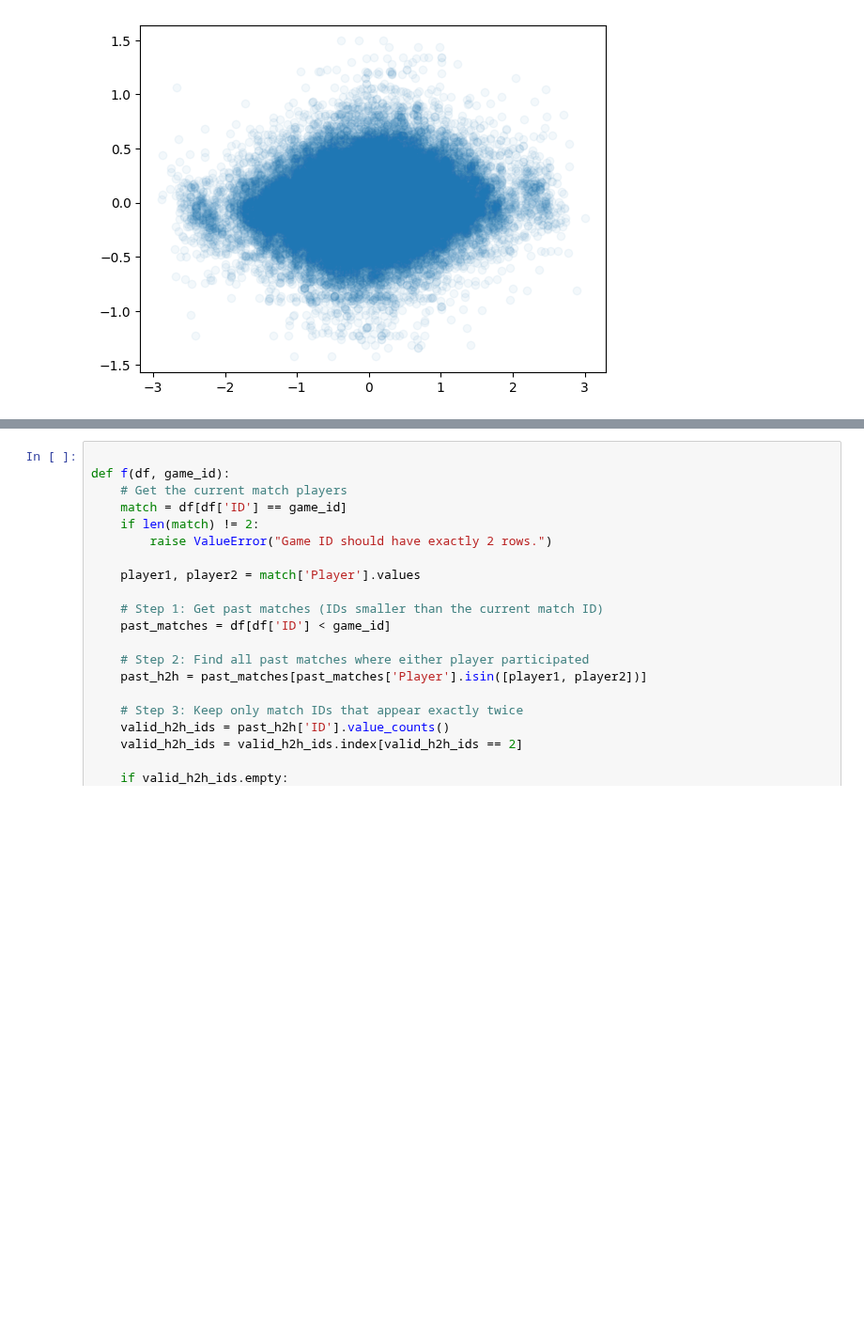
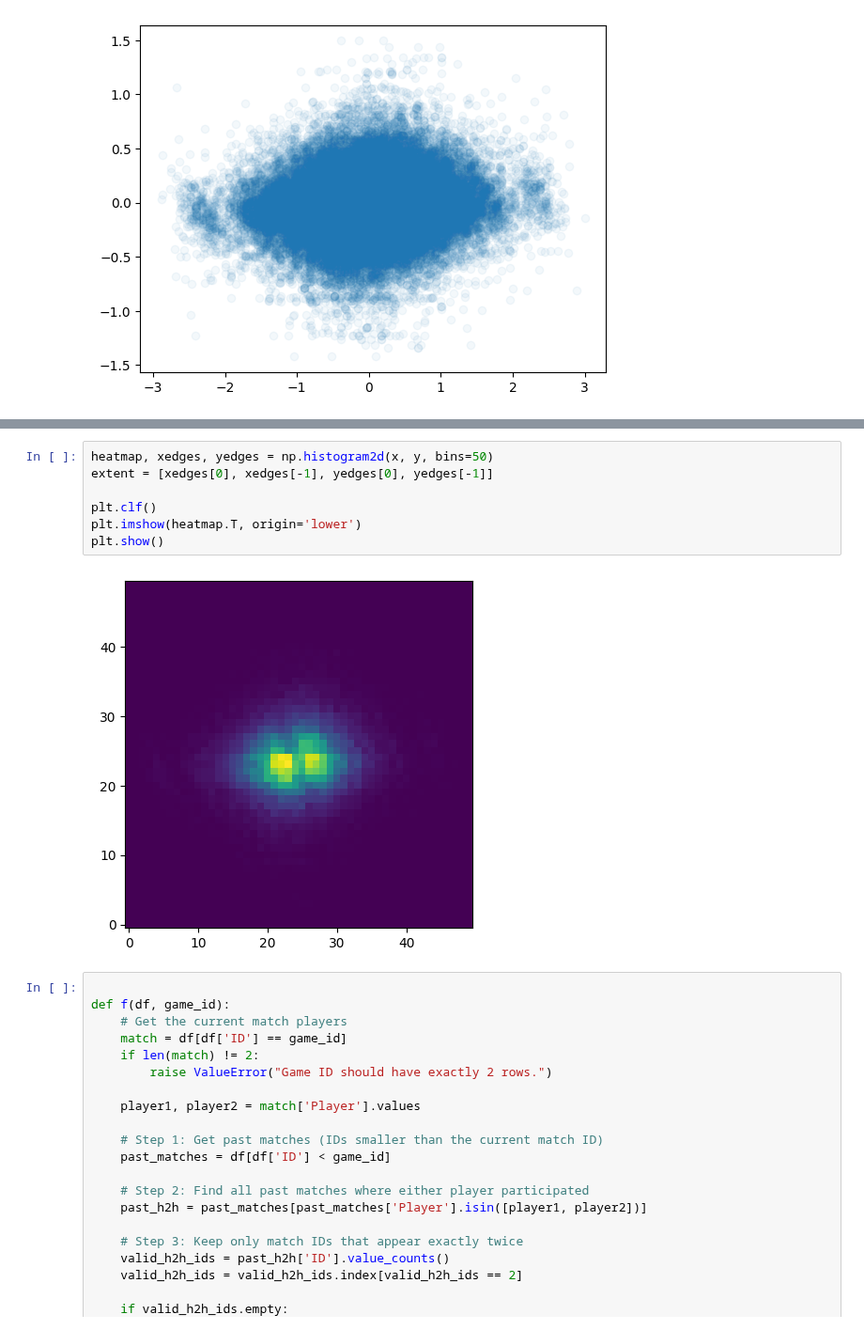
Before and after one commit to ansonkwokth/TableTennisPrediction, a Jupyter notebook: H2H.ipynb, the cells around one changed output, grey strips where cells are left out. Shown at 94% size. Cells and saved outputs as stored; diff of their text form; blank space fills up the shorter version.

```diff
--- a/H2H.ipynb
+++ b/H2H.ipynb
@@ -283,3 +281,12 @@ plt.tight_layout()
+# %%
+heatmap, xedges, yedges = np.histogram2d(x, y, bins=50)
+extent = [xedges[0], xedges[-1], yedges[0], yedges[-1]]
+
+plt.clf()
+plt.imshow(heatmap.T, origin='lower')
+plt.show()
+# %% [output]
+[figure, added]
 # %%
 
 def f(df, game_id):
```
Also changed, not shown: parts of 4 cells of this notebook.
